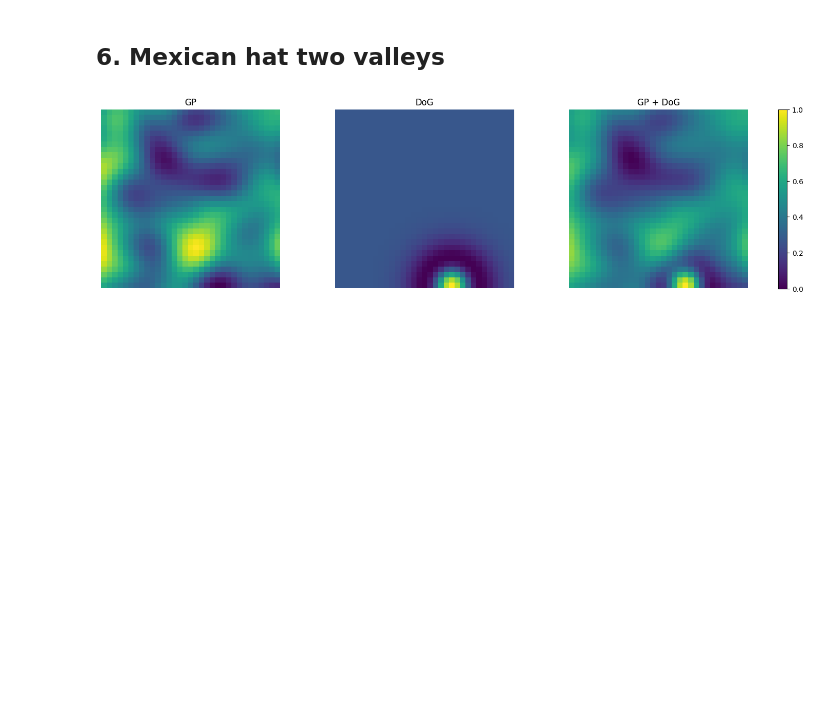
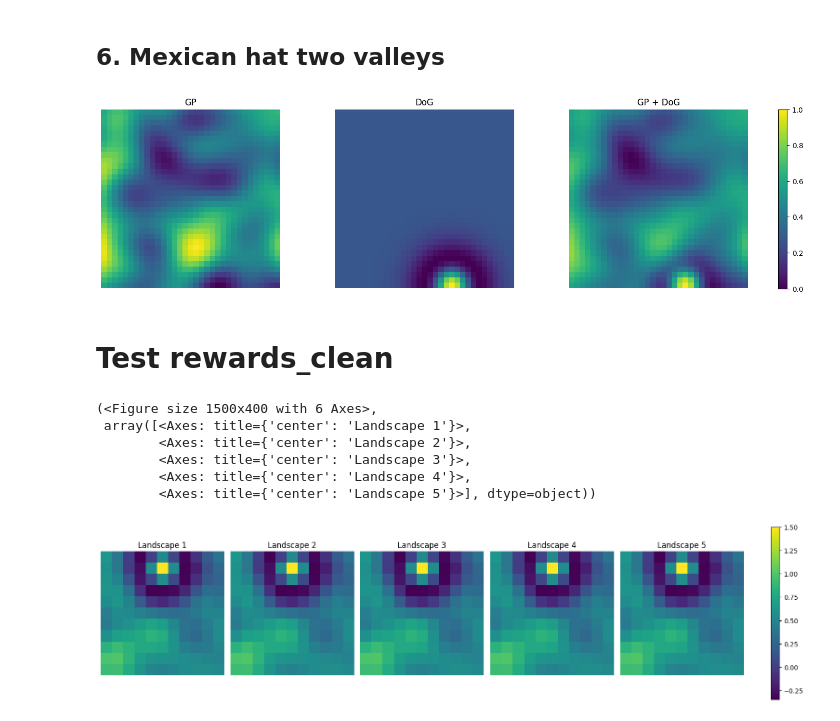
Before and after one commit to vagechirkov/Spatial-MAB-taboo, a Jupyter notebook: notebooks/reward_landscapes.ipynb, the cells around one changed output. Saved outputs shown, nothing was run; the diff lists cells and outputs as text; code cells hidden in the pictures; blank space fills up the shorter version.

Commit message:
add clean rewards script, parameter for local:global max ratio
Co-authored-by: Copilot <copilot@github.com>

```diff
--- a/notebooks/reward_landscapes.ipynb
+++ b/notebooks/reward_landscapes.ipynb
@@ -189,3 +189,5 @@ plot_reward_grids(np.array([gp, dog, mix]), titles=['GP', 'DoG', 'GP + DoG'])
 plt.show()
 # %% [output]
 [figure]
+# %% [markdown]
+# Test rewards_clean
@@ -191,0 +198,20 @@ plt.show()
+# %%
+parent, children, min_coords = create_mexican_hat_gp_set(
+    rng=np.random.default_rng(24),
+    grid_size=11,
+    length_scale=2,
+    sigma_inner=1,
+    sigma_outer=2,
+    n_children=4,
+    local_global_max_ratio=3,
+)
+# %%
+plot_reward_grids(np.array([parent] + children))
+# %% [output]
+(<Figure size 1500x400 with 6 Axes>,
+ array([<Axes: title={'center': 'Landscape 1'}>,
+        <Axes: title={'center': 'Landscape 2'}>,
+        <Axes: title={'center': 'Landscape 3'}>,
+        <Axes: title={'center': 'Landscape 4'}>,
+        <Axes: title={'center': 'Landscape 5'}>], dtype=object))
+[figure, added]
```
Also changed, not shown: parts of 1 cell of this notebook, 2 other files.
